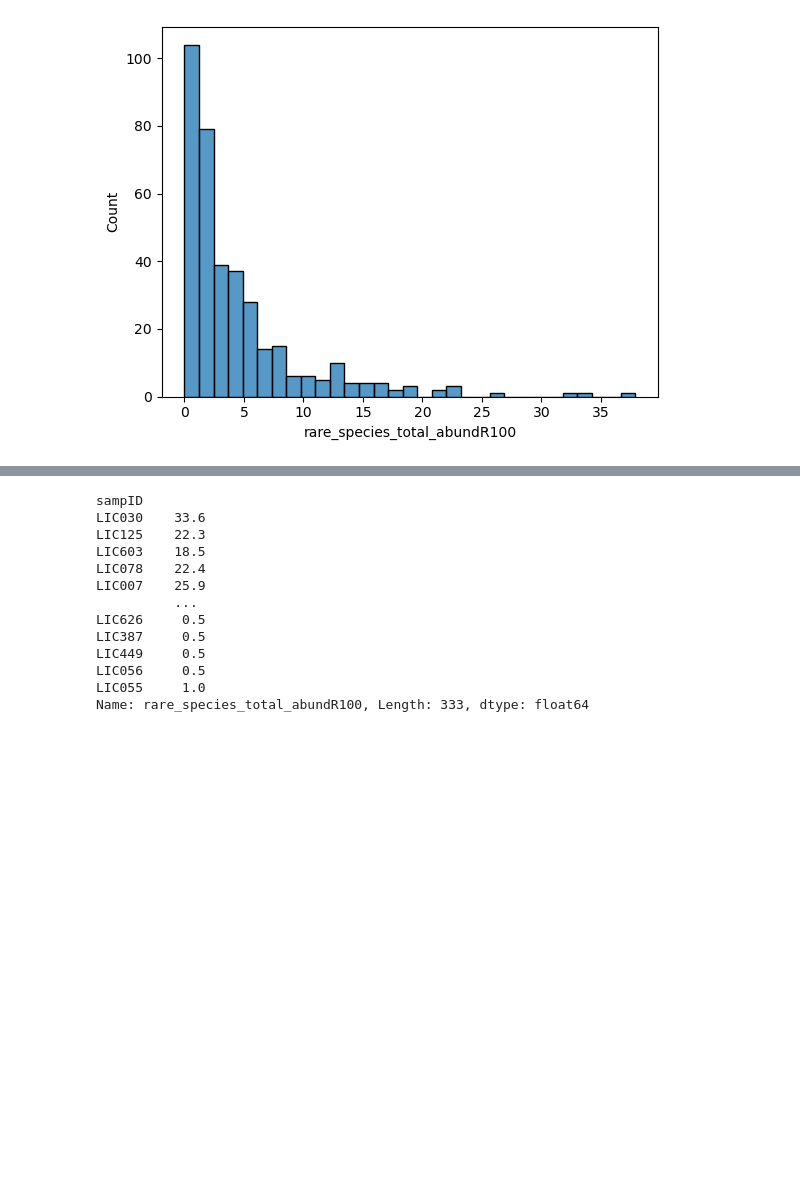
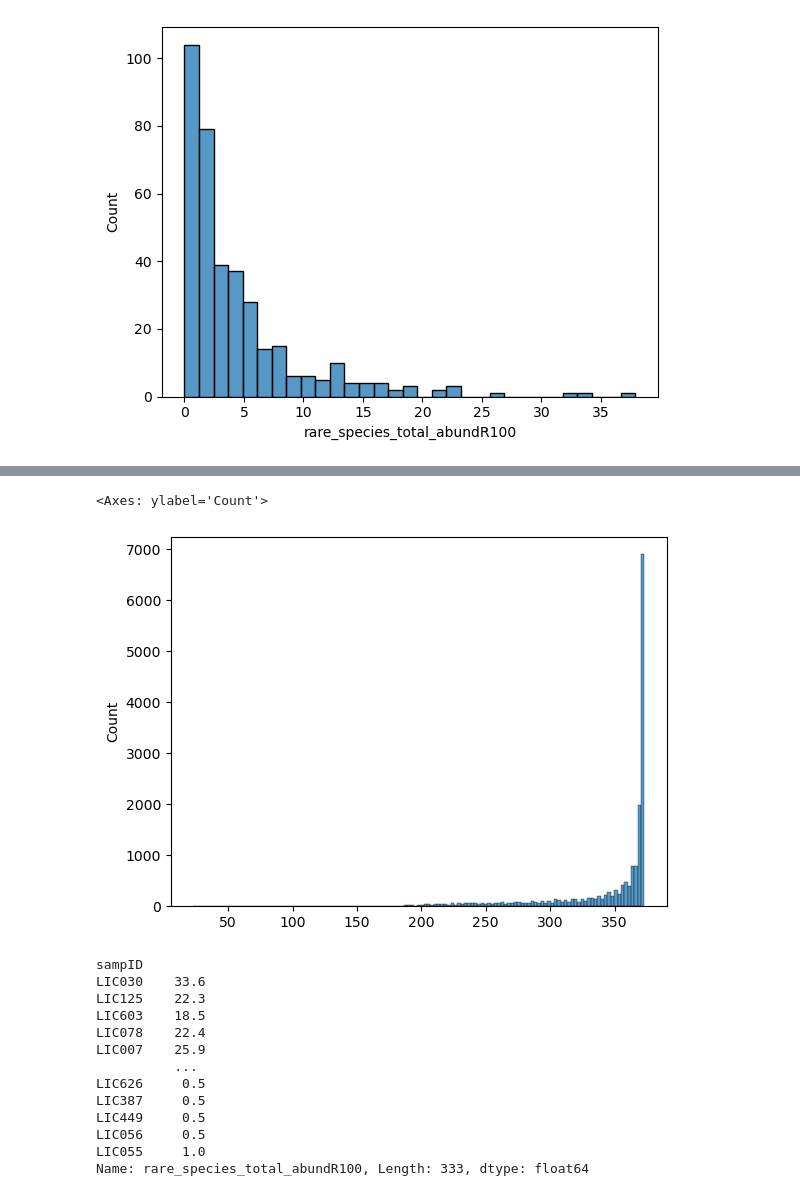
Before and after one commit to mikepassal/Outdoor_microbiome, a Jupyter notebook: Local_analysis/Analysis_post_Luke_talk/Bacterial_core_species/evaluate_unusual_microbiome_transcriptomic_impact.ipynb, the cells around one changed output, grey strips where cells are left out. Cells and saved outputs as stored; diff of their text form; code cells hidden in the pictures; blank space fills up the shorter version.

```diff
--- a/Local_analysis/Analysis_post_Luke_talk/Bacterial_core_species/evaluate_unusual_microbiome_transcriptomic_impact.ipynb
+++ b/Local_analysis/Analysis_post_Luke_talk/Bacterial_core_species/evaluate_unusual_microbiome_transcriptomic_impact.ipynb
@@ -324,0 +442,6 @@ trimmed_metadata.loc[trimmed_metadata["rare_species_total_abundR100"] > 5]
+# %%
+cleaned_raw_transcriptome = trimmed_raw_transcriptome.loc[
+    :, trimmed_raw_transcriptome.sum() > expressed_gene_reads_threshold
+]
+
+cleaned_raw_transcriptome
@@ -324,0 +462,4 @@ trimmed_metadata.loc[trimmed_metadata["rare_species_total_abundR100"] > 5]
+# %%
+cleaned_raw_transcriptome = cleaned_raw_transcriptome.loc[
+    :, (cleaned_raw_transcriptome > 1).sum() > number_of_samples_expressed_in_threshold
+]
@@ -325,3 +482,8 @@ trimmed_metadata.loc[trimmed_metadata["rare_species_total_abundR100"] > 5]
+# %%
+sns.histplot((cleaned_raw_transcriptome > 1).sum())
+# %% [output]
+<Axes: ylabel='Count'>
+[figure, added]
 # %%
 rare_abund_by_sample
 # %% [output]
```
Also changed, not shown: parts of 28 cells of this notebook, 5 other files.
